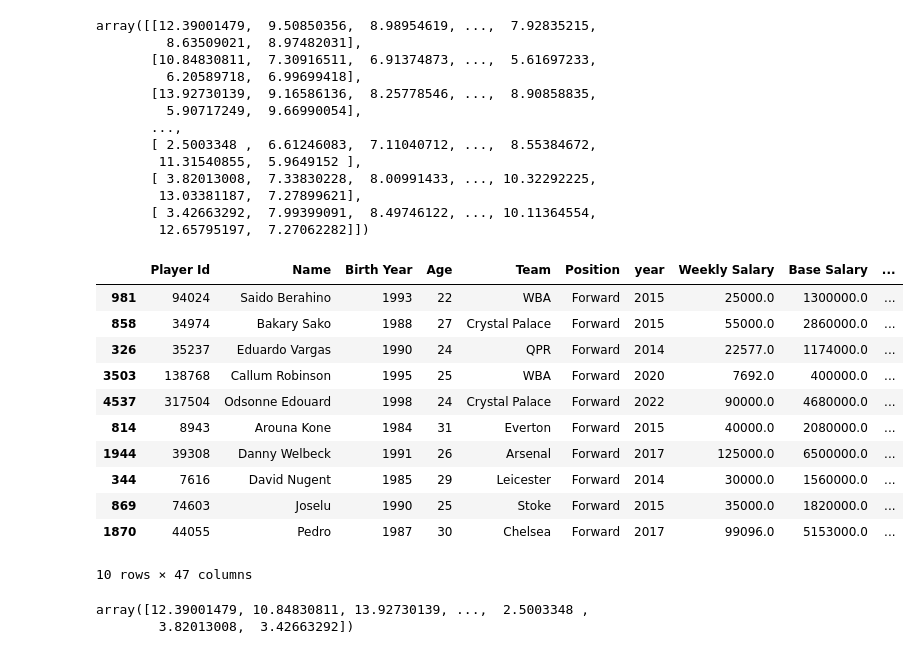
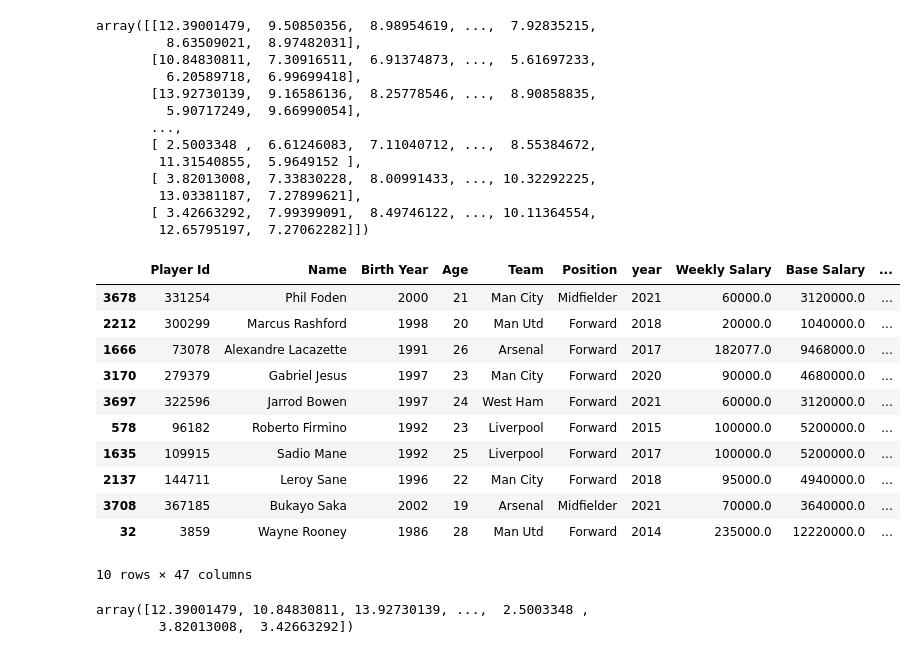
Before and after one commit to sajacaros/eda_champions, a Jupyter notebook: eda/eda.ipynb, the cells around one changed output. Drawn from its saved outputs; the diff is of its cells as text; code cells hidden in the pictures.

```diff
--- a/eda/eda.ipynb
+++ b/eda/eda.ipynb
@@ -504,22 +503,22 @@ array([[12.39001479,  9.50850356,  8.98954619, ...,  7.92835215,
        [ 3.42663292,  7.99399091,  8.49746122, ..., 10.11364554,
         12.65795197,  7.27062282]])
 # %%
-featuring_df['similarity'] = similarity[0] #.sum(axis=0)
+featuring_df['similarity'] = similarity.sum(axis=0)
 featuring_df['similarity-rank'] = featuring_df['similarity'].rank(ascending=True)
 featuring_df = featuring_df[featuring_df['Name']!=player_name].sort_values('similarity-rank')
 featuring_df[~featuring_df.duplicated(['Name'], keep='first')].iloc[:10]
 # %% [output]
 |  | Player Id | Name | Birth Year | Age | Team | Position | year | Weekly Salary | Base Salary | ... |
-| 981 | 94024 | Saido Berahino | 1993 | 22 | WBA | Forward | 2015 | 25000.0 | 1300000.0 | ... |
-| 858 | 34974 | Bakary Sako | 1988 | 27 | Crystal Palace | Forward | 2015 | 55000.0 | 2860000.0 | ... |
-| 326 | 35237 | Eduardo Vargas | 1990 | 24 | QPR | Forward | 2014 | 22577.0 | 1174000.0 | ... |
-| 3503 | 138768 | Callum Robinson | 1995 | 25 | WBA | Forward | 2020 | 7692.0 | 400000.0 | ... |
-| 4537 | 317504 | Odsonne Edouard | 1998 | 24 | Crystal Palace | Forward | 2022 | 90000.0 | 4680000.0 | ... |
-| 814 | 8943 | Arouna Kone | 1984 | 31 | Everton | Forward | 2015 | 40000.0 | 2080000.0 | ... |
-| 1944 | 39308 | Danny Welbeck | 1991 | 26 | Arsenal | Forward | 2017 | 125000.0 | 6500000.0 | ... |
-| 344 | 7616 | David Nugent | 1985 | 29 | Leicester | Forward | 2014 | 30000.0 | 1560000.0 | ... |
-| 869 | 74603 | Joselu | 1990 | 25 | Stoke | Forward | 2015 | 35000.0 | 1820000.0 | ... |
-| 1870 | 44055 | Pedro | 1987 | 30 | Chelsea | Forward | 2017 | 99096.0 | 5153000.0 | ... |
+| 3678 | 331254 | Phil Foden | 2000 | 21 | Man City | Midfielder | 2021 | 60000.0 | 3120000.0 | ... |
+| 2212 | 300299 | Marcus Rashford | 1998 | 20 | Man Utd | Forward | 2018 | 20000.0 | 1040000.0 | ... |
+| 1666 | 73078 | Alexandre Lacazette | 1991 | 26 | Arsenal | Forward | 2017 | 182077.0 | 9468000.0 | ... |
+| 3170 | 279379 | Gabriel Jesus | 1997 | 23 | Man City | Forward | 2020 | 90000.0 | 4680000.0 | ... |
+| 3697 | 322596 | Jarrod Bowen | 1997 | 24 | West Ham | Forward | 2021 | 60000.0 | 3120000.0 | ... |
+| 578 | 96182 | Roberto Firmino | 1992 | 23 | Liverpool | Forward | 2015 | 100000.0 | 5200000.0 | ... |
+| 1635 | 109915 | Sadio Mane | 1992 | 25 | Liverpool | Forward | 2017 | 100000.0 | 5200000.0 | ... |
+| 2137 | 144711 | Leroy Sane | 1996 | 22 | Man City | Forward | 2018 | 95000.0 | 4940000.0 | ... |
+| 3708 | 367185 | Bukayo Saka | 2002 | 19 | Arsenal | Midfielder | 2021 | 70000.0 | 3640000.0 | ... |
+| 32 | 3859 | Wayne Rooney | 1986 | 28 | Man Utd | Forward | 2014 | 235000.0 | 12220000.0 | ... |
 10 rows × 47 columns
 # %%
 similarity[0]
```
Also changed, not shown: parts of 1 cell of this notebook.
